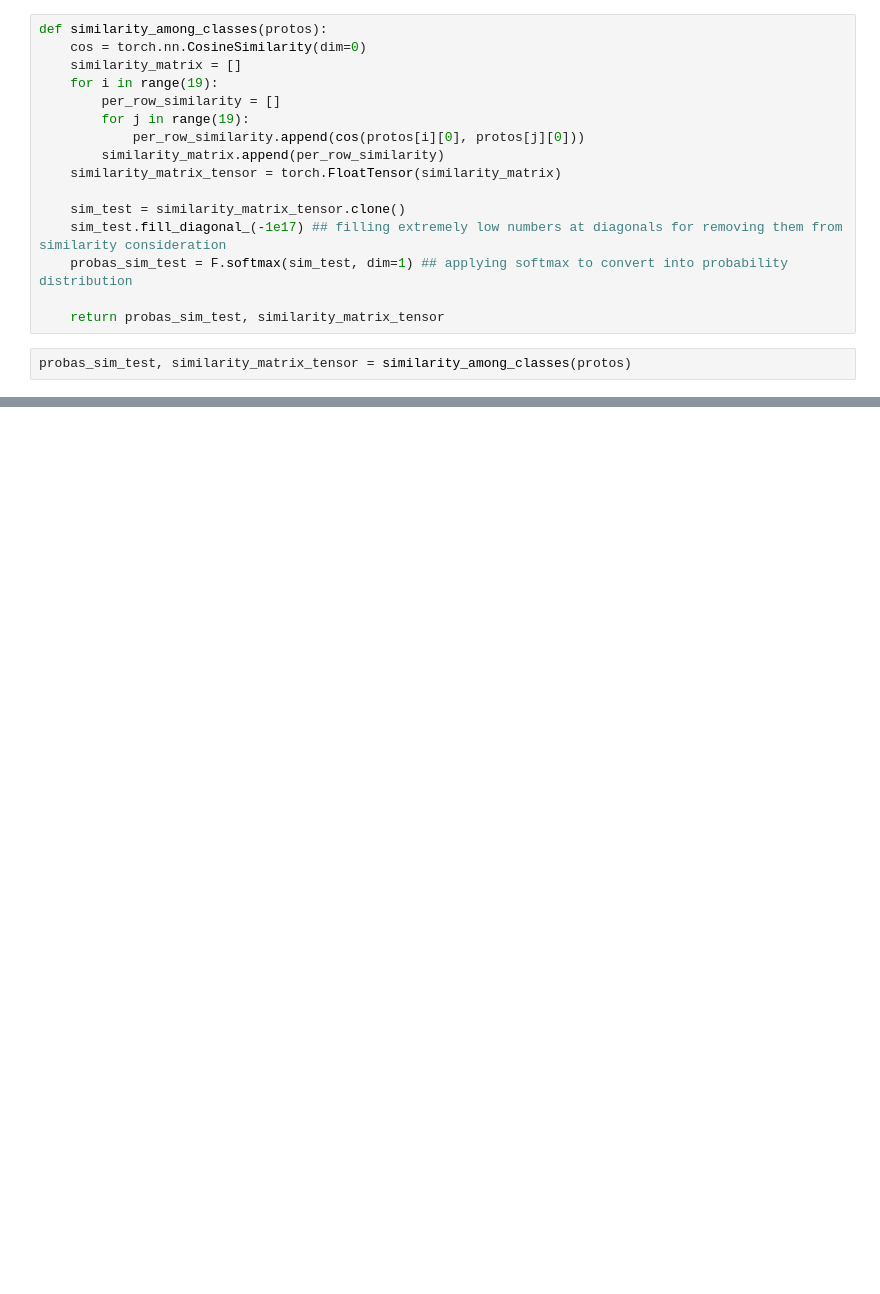
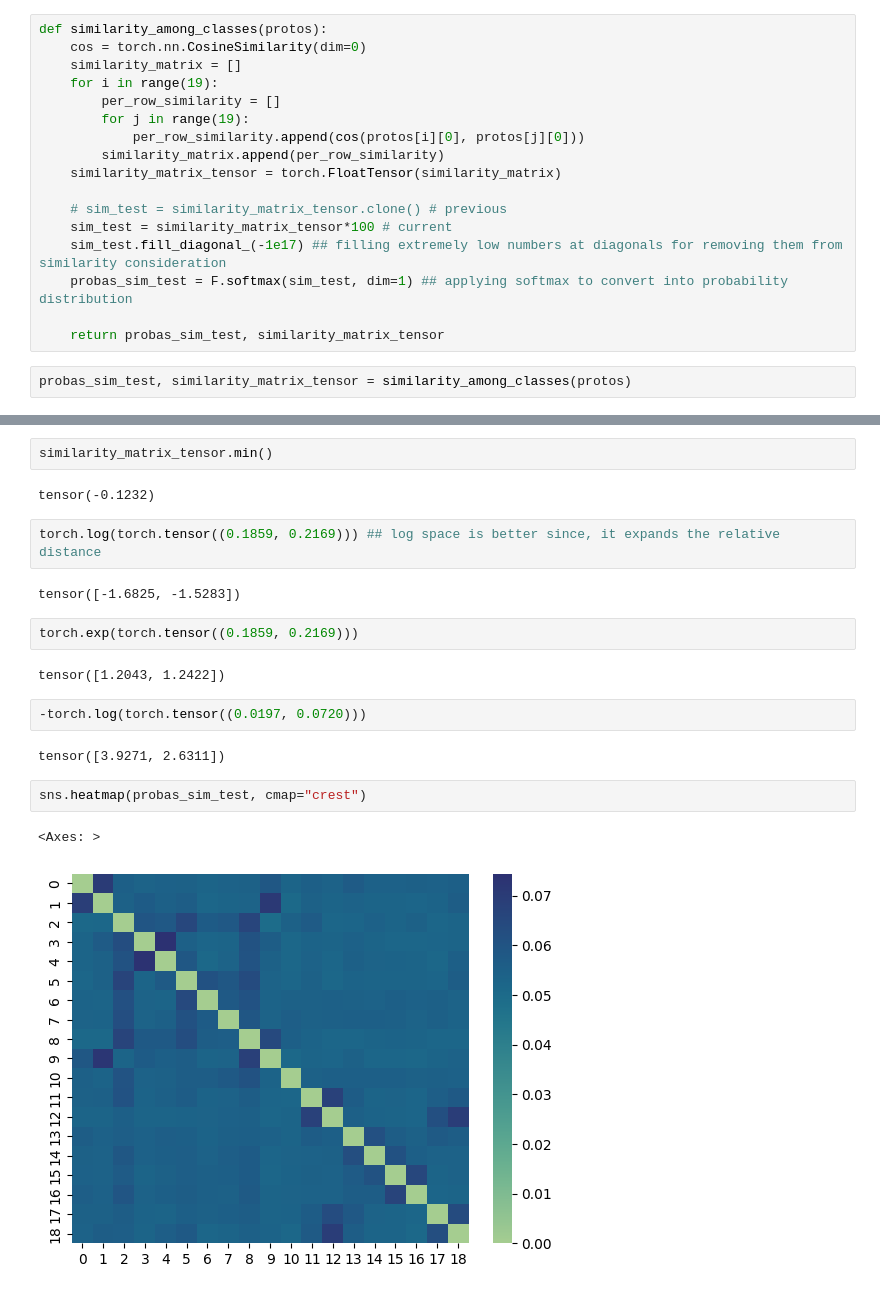
Before and after one commit to Siddharth-Shrivastava7/Diffusion_conditional_prior_segmentation, a Jupyter notebook: DDP/segmentation/mmseg/models/discrete_diffusion/testing_for_protos.ipynb, the cells around one changed output, grey strips where cells are left out. Saved outputs shown, nothing was run; the diff lists cells and outputs as text; blank space fills up the shorter version.

```diff
--- a/DDP/segmentation/mmseg/models/discrete_diffusion/testing_for_protos.ipynb
+++ b/DDP/segmentation/mmseg/models/discrete_diffusion/testing_for_protos.ipynb
@@ -180,7 +180,8 @@ def similarity_among_classes(protos):
         similarity_matrix.append(per_row_similarity)
     similarity_matrix_tensor = torch.FloatTensor(similarity_matrix)
 
-    sim_test = similarity_matrix_tensor.clone()
+    # sim_test = similarity_matrix_tensor.clone() # previous
+    sim_test = similarity_matrix_tensor*100 # current
     sim_test.fill_diagonal_(-1e17) ## filling extremely low numbers at diagonals for removing them from similarity consideration
     probas_sim_test = F.softmax(sim_test, dim=1) ## applying softmax to convert into probability distribution
 
@@ -201,0 +303,21 @@ tensor([ 1.0000,  0.1859, -0.0557, -0.0825, -0.0768, -0.0707, -0.0972, -0.0813,
+# %%
+similarity_matrix_tensor.min()
+# %% [output]
+tensor(-0.1232)
+# %%
+torch.log(torch.tensor((0.1859, 0.2169))) ## log space is better since, it expands the relative distance
+# %% [output]
+tensor([-1.6825, -1.5283])
+# %%
+torch.exp(torch.tensor((0.1859, 0.2169)))
+# %% [output]
+tensor([1.2043, 1.2422])
+# %%
+-torch.log(torch.tensor((0.0197, 0.0720)))
+# %% [output]
+tensor([3.9271, 2.6311])
+# %%
+sns.heatmap(probas_sim_test, cmap="crest")
+# %% [output]
+<Axes: >
+[figure, added]
```
Also changed, not shown: parts of 31 cells of this notebook, 1 other file.
